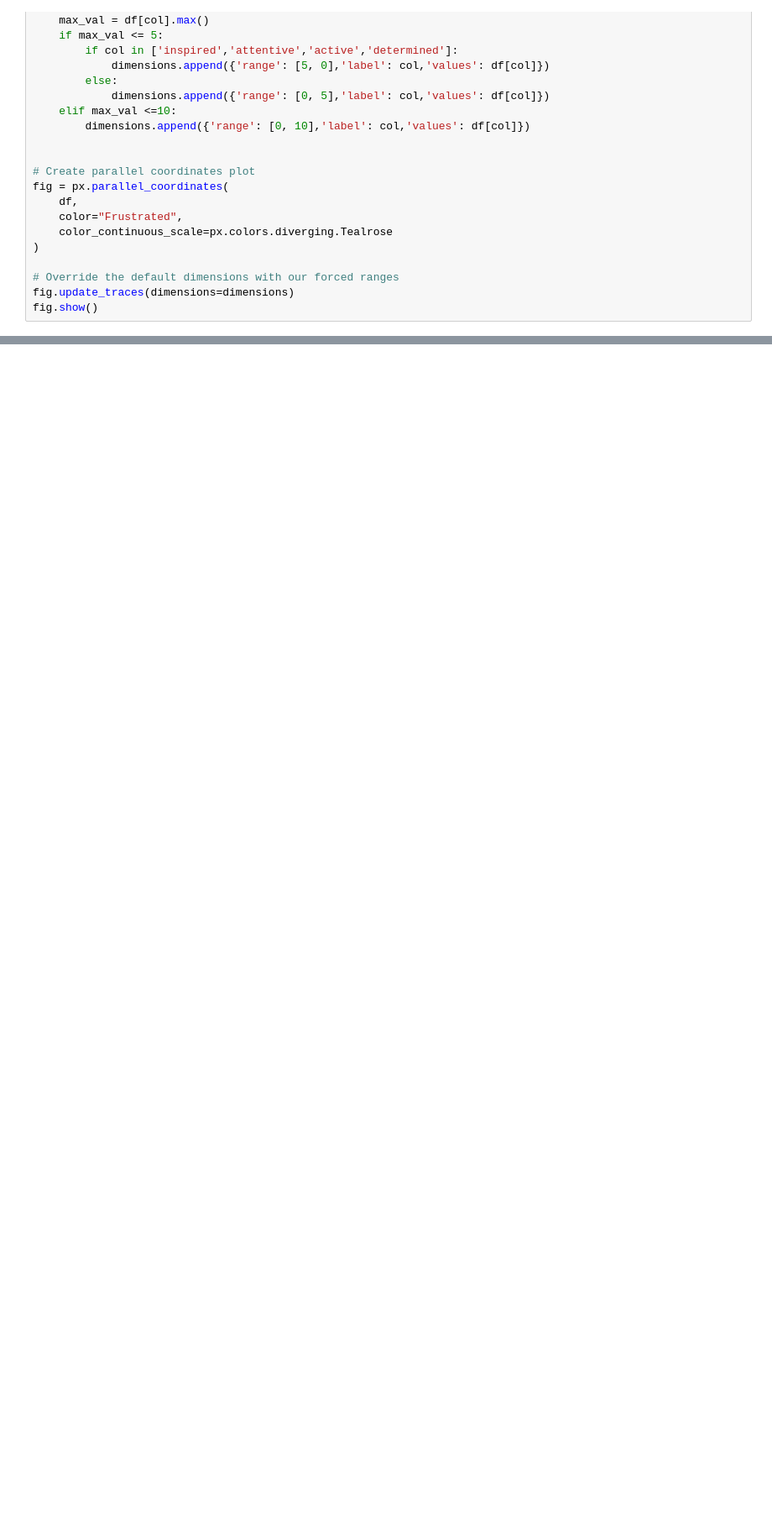
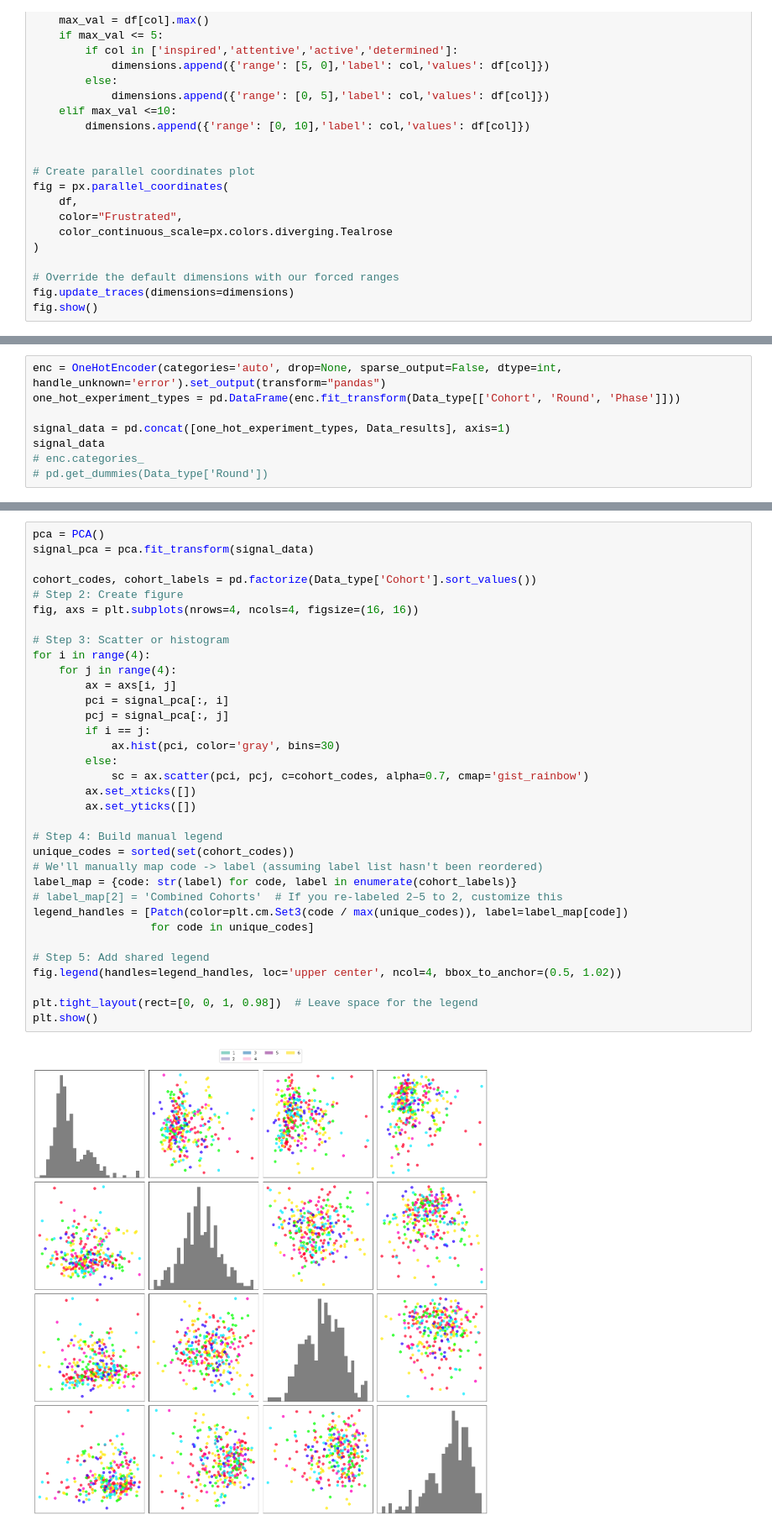
Before and after one commit to viktorseba/CDA, a Jupyter notebook: Case2/initial_look.ipynb, the cells around one changed output, grey strips where cells are left out. Shown at 84% size. Saved outputs shown, nothing was run; the diff lists cells and outputs as text; blank space fills up the shorter version.

```diff
--- a/Case2/initial_look.ipynb
+++ b/Case2/initial_look.ipynb
@@ -196,0 +221,8 @@ fig.show()
+# %%
+enc = OneHotEncoder(categories='auto', drop=None, sparse_output=False, dtype=int, handle_unknown='error').set_output(transform="pandas")
+one_hot_experiment_types = pd.DataFrame(enc.fit_transform(Data_type[['Cohort', 'Round', 'Phase']]))
+
+signal_data = pd.concat([one_hot_experiment_types, Data_results], axis=1)
+signal_data
+# enc.categories_
+# pd.get_dummies(Data_type['Round'])
@@ -196,0 +262,36 @@ fig.show()
+# %%
+pca = PCA()
+signal_pca = pca.fit_transform(signal_data)
+
+cohort_codes, cohort_labels = pd.factorize(Data_type['Cohort'].sort_values())
+# Step 2: Create figure
+fig, axs = plt.subplots(nrows=4, ncols=4, figsize=(16, 16))
+
+# Step 3: Scatter or histogram
+for i in range(4):
+    for j in range(4):
+        ax = axs[i, j]
+        pci = signal_pca[:, i]
+        pcj = signal_pca[:, j]
+        if i == j:
+            ax.hist(pci, color='gray', bins=30)
+        else:
+            sc = ax.scatter(pci, pcj, c=cohort_codes, alpha=0.7, cmap='gist_rainbow')
+        ax.set_xticks([])
+        ax.set_yticks([])
+
+# Step 4: Build manual legend
+unique_codes = sorted(set(cohort_codes))
+# We'll manually map code -> label (assuming label list hasn't been reordered)
+label_map = {code: str(label) for code, label in enumerate(cohort_labels)}
+# label_map[2] = 'Combined Cohorts'  # If you re-labeled 2–5 to 2, customize this
+legend_handles = [Patch(color=plt.cm.Set3(code / max(unique_codes)), label=label_map[code])
+                  for code in unique_codes]
+
+# Step 5: Add shared legend
+fig.legend(handles=legend_handles, loc='upper center', ncol=4, bbox_to_anchor=(0.5, 1.02))
+
+plt.tight_layout(rect=[0, 0, 1, 0.98])  # Leave space for the legend
+plt.show()
+# %% [output]
+[figure, added]
```
Also changed, not shown: parts of 8 cells of this notebook.
